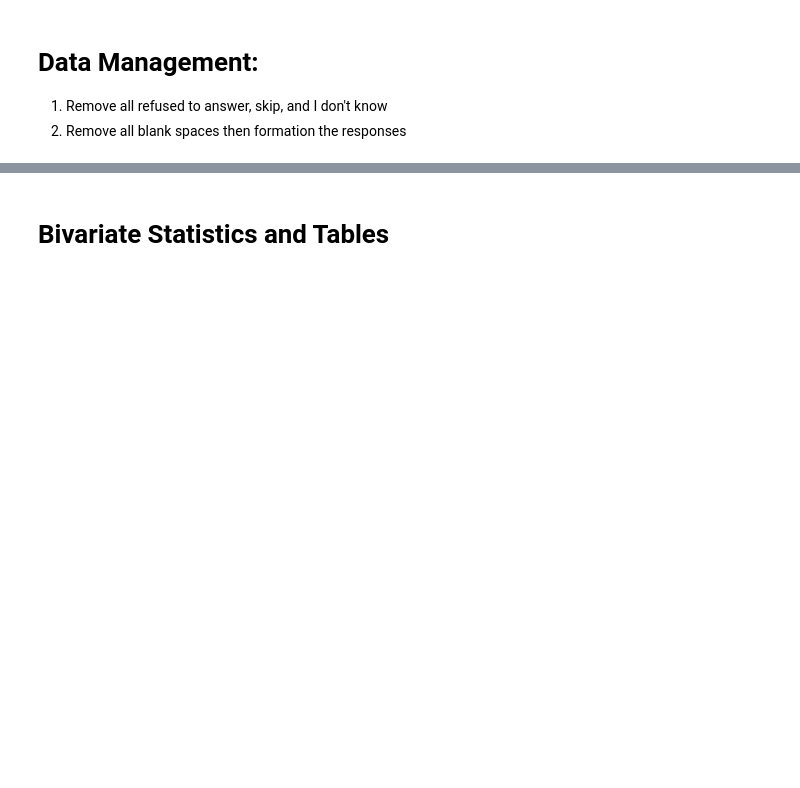
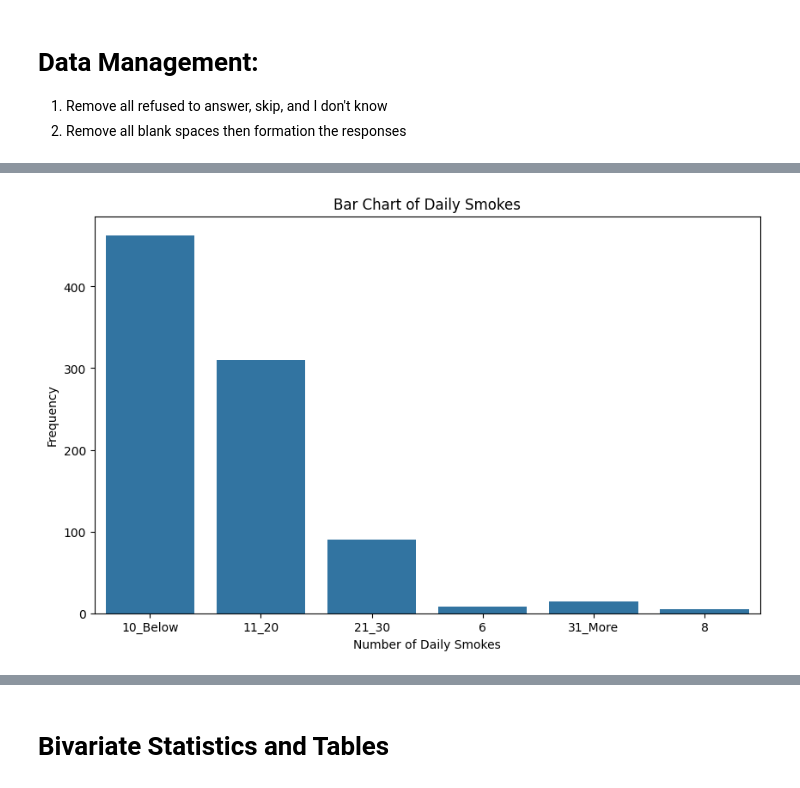
Before and after one commit to SageCas/Money-Expense-Report, a Jupyter notebook: Research_Question_1_(By_____________).ipynb, the cells around one changed output, grey strips where cells are left out. Cells and saved outputs as stored; diff of their text form; code cells hidden in the pictures; blank space fills up the shorter version.

```diff
--- a/Research_Question_1_(By_____________).ipynb
+++ b/Research_Question_1_(By_____________).ipynb
@@ -30,0 +122,16 @@ Insert picture of variable 2 from research question:
+# %%
+# prompt: make a bar chart
+
+import matplotlib.pyplot as plt
+import seaborn as sns
+
+# Assuming 'df' and 'DAILY_SMOKES' column are already defined as in the previous code
+
+plt.figure(figsize=(10, 6))
+sns.countplot(x='DAILY_SMOKES', data=df)
+plt.title('Bar Chart of Daily Smokes')
+plt.xlabel('Number of Daily Smokes')
+plt.ylabel('Frequency')
+plt.show()
+# %% [output]
+[figure, added]
```
Also changed, not shown: parts of 23 cells of this notebook.
